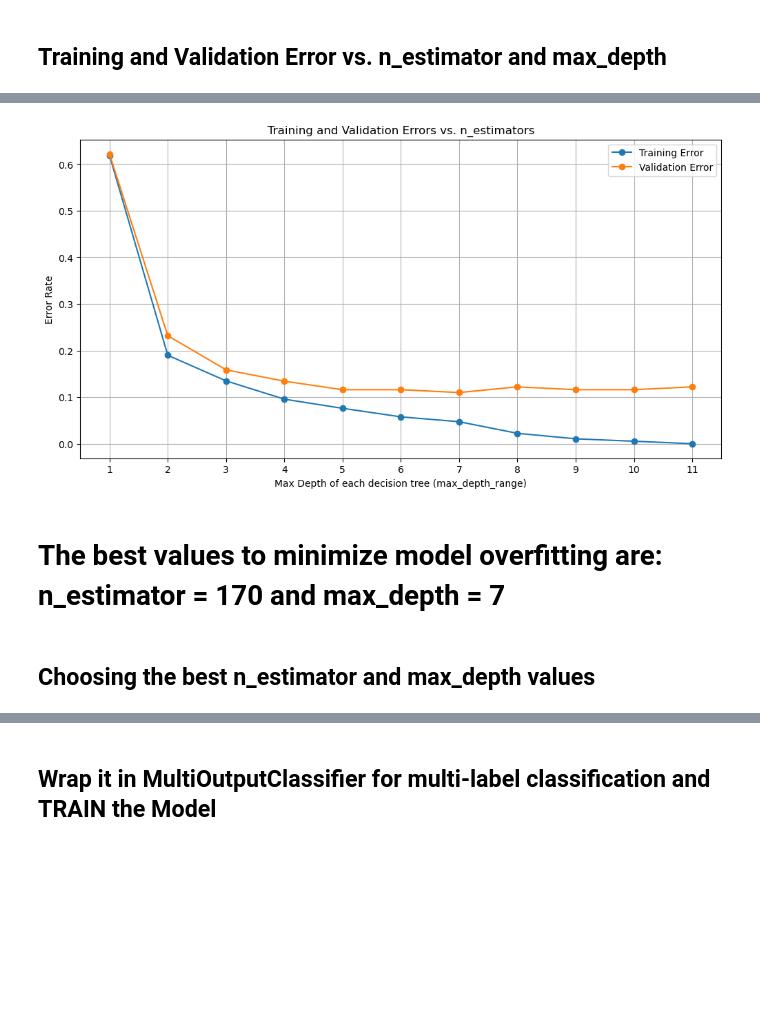
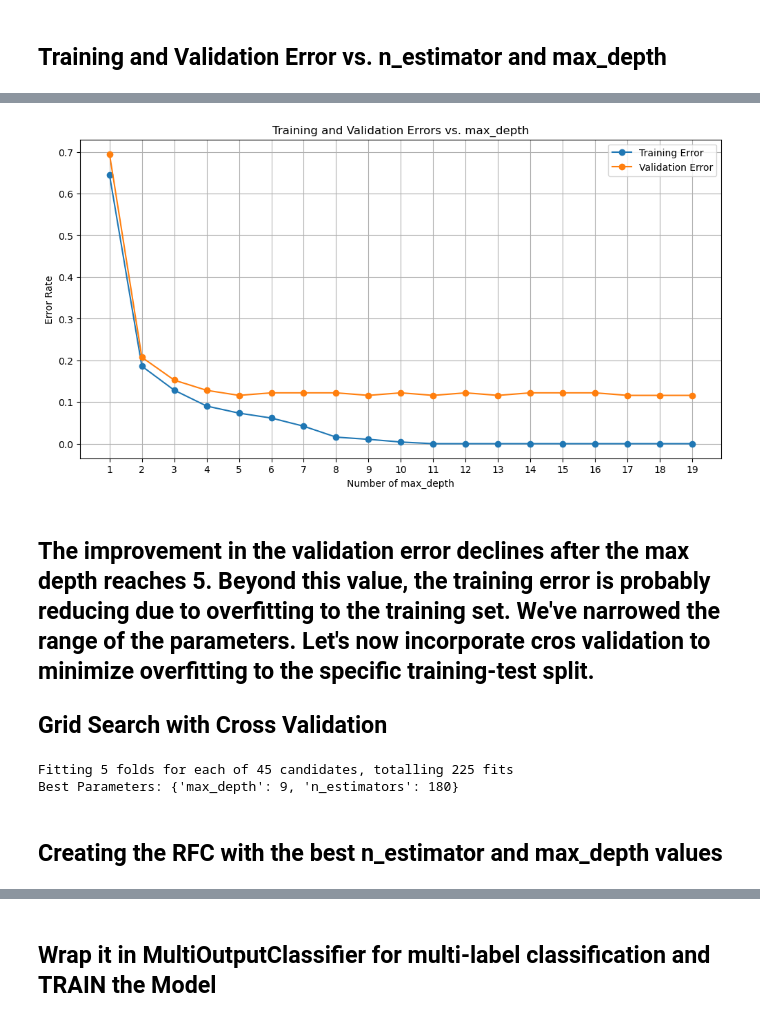
Before and after one commit to davneet721/Classifier_predict_population_from_genotype, a Jupyter notebook: Classifier_Genotype_to_Superpop.ipynb, the cells around one changed output, grey strips where cells are left out. Drawn from its saved outputs; the diff is of its cells as text; code cells hidden in the pictures; blank space fills up the shorter version.

```diff
--- a/Classifier_Genotype_to_Superpop.ipynb
+++ b/Classifier_Genotype_to_Superpop.ipynb
@@ -448,44 +340,39 @@ plt.show()
-# %%
-# Define ranges for n_estimators
-max_depth_range = range(1, 12)
-
-# Initialize lists to store errors
-train_errors = []
-val_errors = []
-
-# Fine-tune n_estimators
-for n in max_depth_range:
-    rfclass = RandomForestClassifier(max_depth=n, random_state=42)
-    model = MultiOutputClassifier(rfclass)
-
-    # Train the model
-    model.fit(X_train, y_train)
-
-    # Predict on training data
-    train_preds = model.predict(X_train)
-    train_accuracy = accuracy_score(y_train, train_preds)
-    train_errors.append(1 - train_accuracy)  # Store the training error (1 - accuracy)
-
-    # Predict on validation data
-    val_preds = model.predict(X_val)
-    val_accuracy = accuracy_score(y_val, val_preds)
-    val_errors.append(1 - val_accuracy)  # Store the validation error (1 - accuracy)
-
-# Plot training and validation errors
-plt.figure(figsize=(12, 6))
-plt.plot(max_depth_range, train_errors, label='Training Error', marker='o')
-plt.plot(max_depth_range, val_errors, label='Validation Error', marker='o')
-plt.title('Training and Validation Errors vs. n_estimators')
-plt.xlabel('Max Depth of each decision tree (max_depth_range)')
-plt.ylabel('Error Rate')
-plt.legend()
-plt.grid()
-plt.xticks(max_depth_range)  # Ensure every tick to be shown
-plt.show()
-# %% [output]
-[figure, removed]
-# %% [markdown]
-# The best values to minimize model overfitting are: n_estimator = 170 and max_depth = 7
+# %%
+finetuning_1D('max_depth', 1, 20, 1, 'n_estimators', 170, X_train, y_train, X_val, y_val)
+# %% [output]
+[figure, added]
+# %% [markdown]
+## The improvement in the validation error declines after the max depth reaches 5. Beyond this value, the training error is probably reducing due to overfitting to the training set. We've narrowed the range of the parameters. Let's now incorporate cros validation to minimize overfitting to the specific training-test split.
+## Grid Search with Cross Validation
+# %%
+param_grid = {
+    'n_estimators': range(150, 200, 10),  # Example values, can be adjusted
+    'max_depth': range(1, 10, 1)  # None means nodes are expanded until all leaves are pure
+}
+
+# Instantiate the RandomForestClassifier
+rf_classifier = RandomForestClassifier()
+
+# Set up the GridSearchCV
+grid_search = GridSearchCV(estimator=rf_classifier,
+                           param_grid=param_grid,
+                           cv=5,  # 5-fold cross-validation
+                           scoring='accuracy',  # Use accuracy for evaluation
+                           n_jobs=-1,  # Use all available cores
+                           verbose= True)  # Print progress
+
+# Fit the model
+grid_search.fit(X_train, y_train)
+
+# Retrieve the best parameters and best model
+best_params = grid_search.best_params_
+best_model = grid_search.best_estimator_
+
+# Print the best parameters
+print("Best Parameters:", best_params)
+# %% [output]
+Fitting 5 folds for each of 45 candidates, totalling 225 fits
+Best Parameters: {'max_depth': 9, 'n_estimators': 180}
 # %% [markdown]
-## Choosing the best n_estimator and max_depth values
+## Creating the RFC with the best n_estimator and max_depth values
 # %%
```
Also changed, not shown: parts of 33 cells of this notebook.
